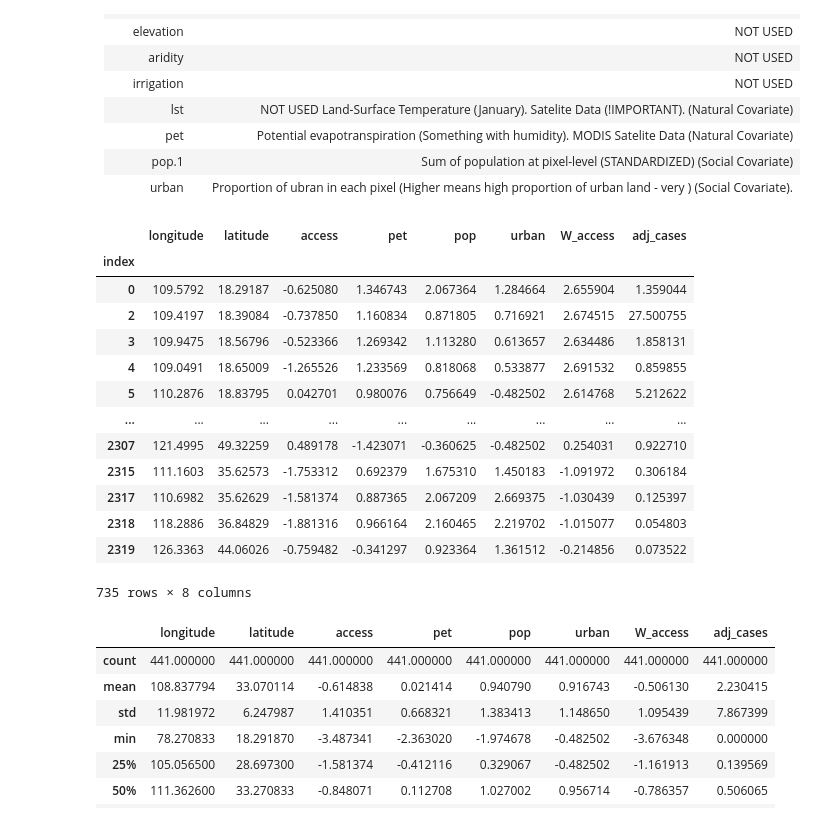
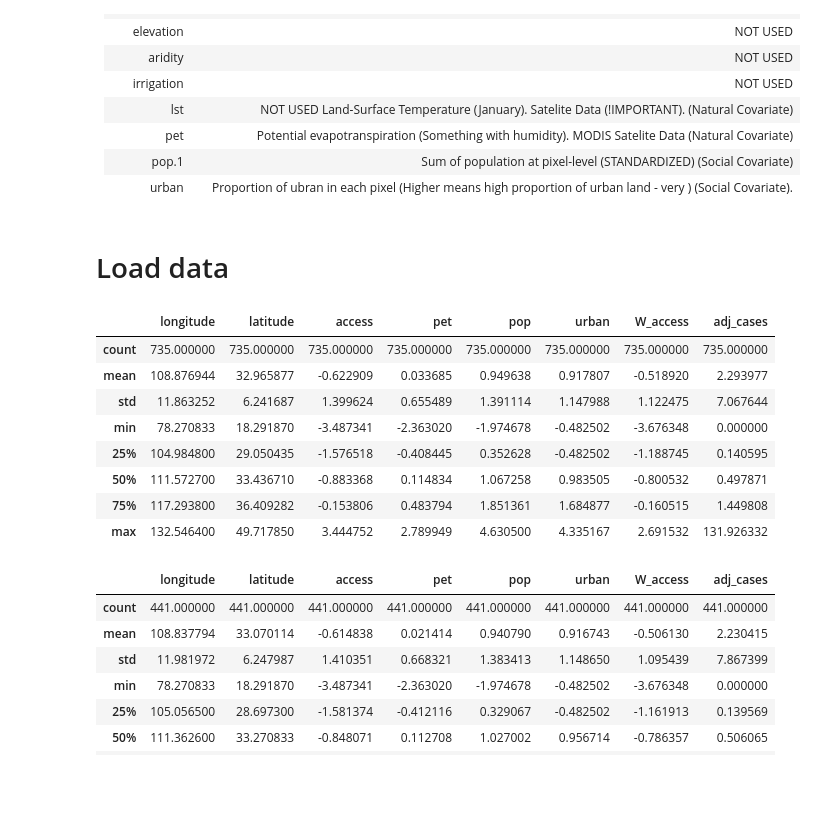
Before and after one commit to dsvanidze/replicability, a Jupyter notebook: jupyter-notebooks/data/exploration.ipynb, the cells around one changed output. Saved outputs shown, nothing was run; the diff lists cells and outputs as text; code cells hidden in the pictures; blank space fills up the shorter version.

Commit message:
data exploration notebook with new data exploration

```diff
--- a/jupyter-notebooks/data/exploration.ipynb
+++ b/jupyter-notebooks/data/exploration.ipynb
@@ -29,30 +34,27 @@ import numpy as np
  pet               | Potential evapotranspiration (Something with humidity). MODIS Satelite Data (Natural Covariate)
  pop\.1            | Sum of population at pixel-level (STANDARDIZED) (Social Covariate)
  urban             | Proportion of ubran in each pixel (Higher means high proportion of urban land - very ) (Social Covariate).
+# %% [markdown]
+# Load data
 # %%
 # save all different datas in the "data" dictionary
 data = {}
-data["all"] = pd.read_csv("../data/csvs/data.csv", index_col="index")
-data["train"] = pd.read_csv("../data/csvs/split/train.csv", index_col="index")
-data["validation"] = pd.read_csv("../data/csvs/split/validation.csv", index_col="index")
-data["test"] = pd.read_csv("../data/csvs/split/test.csv", index_col="index")
+data["all"] = pd.read_csv("../../data/csvs/data.csv", index_col="index")
+data["train"] = pd.read_csv("../../data/csvs/split/train.csv", index_col="index")
+data["validation"] = pd.read_csv("../../data/csvs/split/validation.csv", index_col="index")
+data["test"] = pd.read_csv("../../data/csvs/split/test.csv", index_col="index")
 # %%
-data["all"]
+data["all"].describe()
 # %% [output]
 |  | longitude | latitude | access | pet | pop | urban | W_access | adj_cases |
-| index |  |  |  |  |  |  |  |  |
-| 0 | 109.5792 | 18.29187 | -0.625080 | 1.346743 | 2.067364 | 1.284664 | 2.655904 | 1.359044 |
-| 2 | 109.4197 | 18.39084 | -0.737850 | 1.160834 | 0.871805 | 0.716921 | 2.674515 | 27.500755 |
-| 3 | 109.9475 | 18.56796 | -0.523366 | 1.269342 | 1.113280 | 0.613657 | 2.634486 | 1.858131 |
-| 4 | 109.0491 | 18.65009 | -1.265526 | 1.233569 | 0.818068 | 0.533877 | 2.691532 | 0.859855 |
-| 5 | 110.2876 | 18.83795 | 0.042701 | 0.980076 | 0.756649 | -0.482502 | 2.614768 | 5.212622 |
-| ... | ... | ... | ... | ... | ... | ... | ... | ... |
-| 2307 | 121.4995 | 49.32259 | 0.489178 | -1.423071 | -0.360625 | -0.482502 | 0.254031 | 0.922710 |
-| 2315 | 111.1603 | 35.62573 | -1.753312 | 0.692379 | 1.675310 | 1.450183 | -1.091972 | 0.306184 |
-| 2317 | 110.6982 | 35.62629 | -1.581374 | 0.887365 | 2.067209 | 2.669375 | -1.030439 | 0.125397 |
-| 2318 | 118.2886 | 36.84829 | -1.881316 | 0.966164 | 2.160465 | 2.219702 | -1.015077 | 0.054803 |
-| 2319 | 126.3363 | 44.06026 | -0.759482 | -0.341297 | 0.923364 | 1.361512 | -0.214856 | 0.073522 |
+| count | 735.000000 | 735.000000 | 735.000000 | 735.000000 | 735.000000 | 735.000000 | 735.000000 | 735.000000 |
+| mean | 108.876944 | 32.965877 | -0.622909 | 0.033685 | 0.949638 | 0.917807 | -0.518920 | 2.293977 |
+| std | 11.863252 | 6.241687 | 1.399624 | 0.655489 | 1.391114 | 1.147988 | 1.122475 | 7.067644 |
+| min | 78.270833 | 18.291870 | -3.487341 | -2.363020 | -1.974678 | -0.482502 | -3.676348 | 0.000000 |
+| 25% | 104.984800 | 29.050435 | -1.576518 | -0.408445 | 0.352628 | -0.482502 | -1.188745 | 0.140595 |
+| 50% | 111.572700 | 33.436710 | -0.883368 | 0.114834 | 1.067258 | 0.983505 | -0.800532 | 0.497871 |
+| 75% | 117.293800 | 36.409282 | -0.153806 | 0.483794 | 1.851361 | 1.684877 | -0.160515 | 1.449808 |
+| max | 132.546400 | 49.717850 | 3.444752 | 2.789949 | 4.630500 | 4.335167 | 2.691532 | 131.926332 |
-735 rows × 8 columns
 # %%
 data["train"].describe()
 # %% [output]
```
Also changed, not shown: parts of 43 cells of this notebook.
